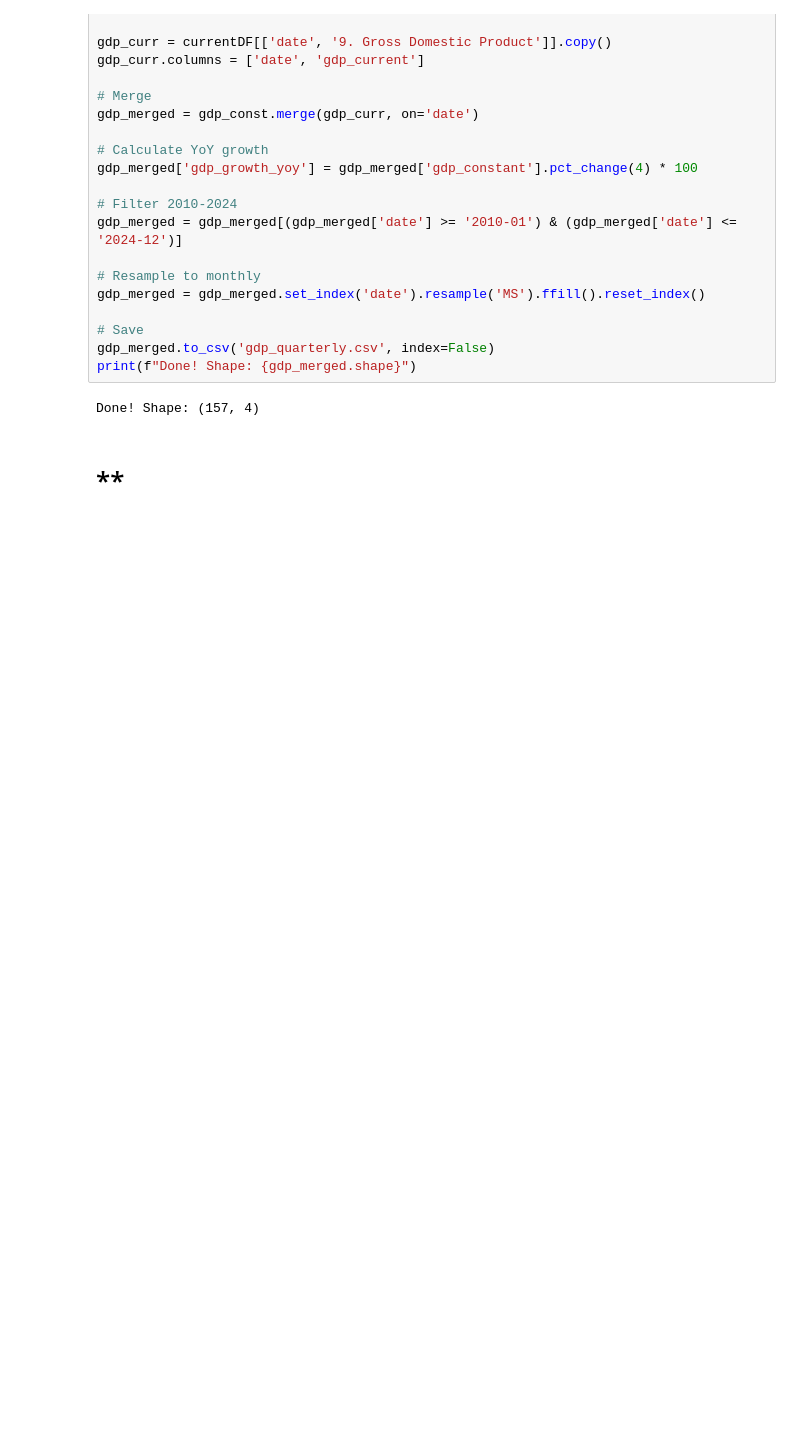
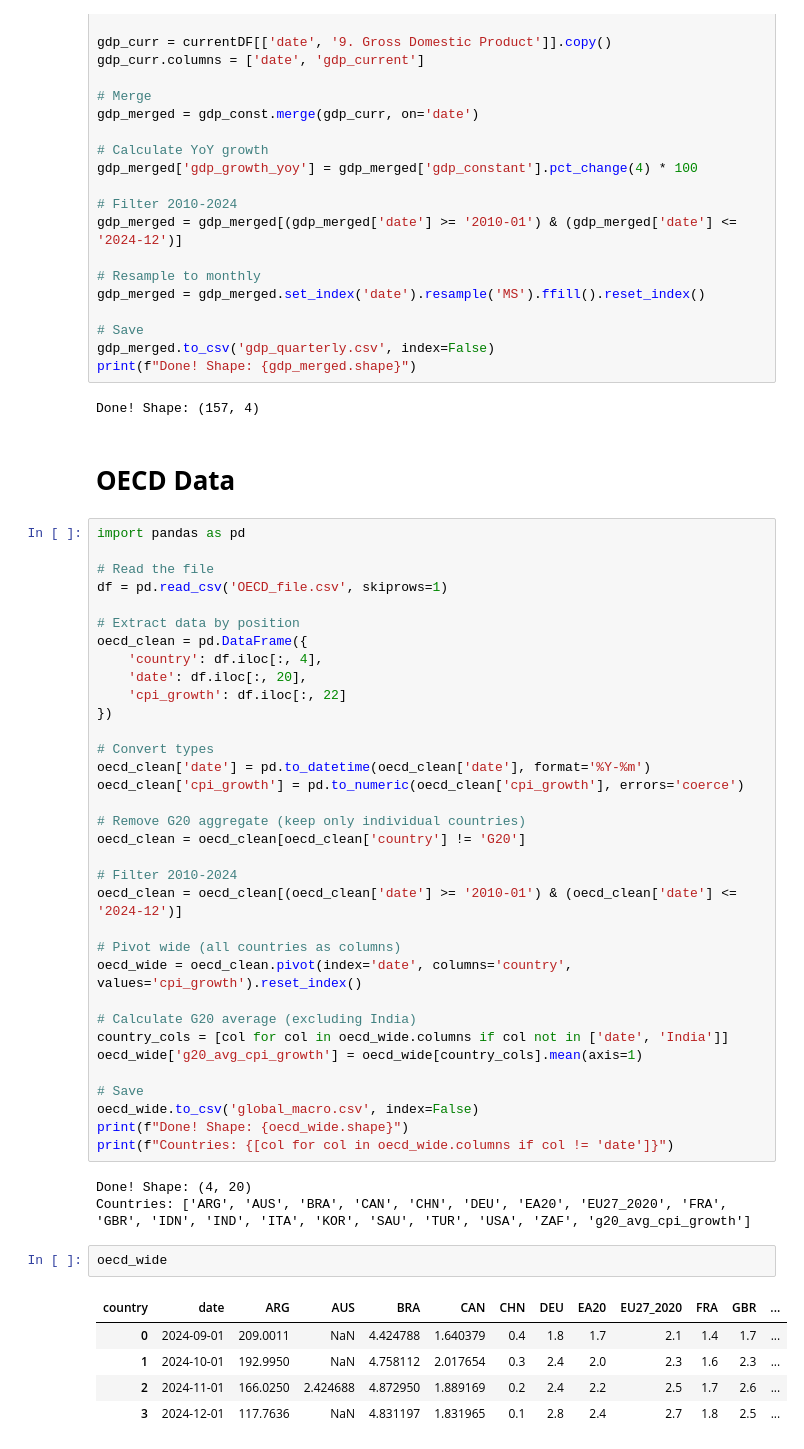
Before and after one commit to aaronmat1905/global-trade-shocks-analysis, a Jupyter notebook: data/data_cleaning.ipynb, the cells around one changed output. Drawn from its saved outputs; the diff is of its cells as text; blank space fills up the shorter version.

Commit message:
Data-Cleaning Part III

```diff
--- a/data/data_cleaning.ipynb
+++ b/data/data_cleaning.ipynb
@@ -566,4 +566,49 @@ print(f"Done! Shape: {gdp_merged.shape}")
 # %% [output]
 Done! Shape: (157, 4)
 # %% [markdown]
-# **
+# **OECD Data**
+# %%
+import pandas as pd
+
+# Read the file
+df = pd.read_csv('OECD_file.csv', skiprows=1)
+
+# Extract data by position
+oecd_clean = pd.DataFrame({
+    'country': df.iloc[:, 4],
+    'date': df.iloc[:, 20],
+    'cpi_growth': df.iloc[:, 22]
+})
+
+# Convert types
+oecd_clean['date'] = pd.to_datetime(oecd_clean['date'], format='%Y-%m')
+oecd_clean['cpi_growth'] = pd.to_numeric(oecd_clean['cpi_growth'], errors='coerce')
+
+# Remove G20 aggregate (keep only individual countries)
+oecd_clean = oecd_clean[oecd_clean['country'] != 'G20']
+
+# Filter 2010-2024
+oecd_clean = oecd_clean[(oecd_clean['date'] >= '2010-01') & (oecd_clean['date'] <= '2024-12')]
+
+# Pivot wide (all countries as columns)
+oecd_wide = oecd_clean.pivot(index='date', columns='country', values='cpi_growth').reset_index()
+
+# Calculate G20 average (excluding India)
+country_cols = [col for col in oecd_wide.columns if col not in ['date', 'India']]
+oecd_wide['g20_avg_cpi_growth'] = oecd_wide[country_cols].mean(axis=1)
+
+# Save
+oecd_wide.to_csv('global_macro.csv', index=False)
+print(f"Done! Shape: {oecd_wide.shape}")
+print(f"Countries: {[col for col in oecd_wide.columns if col != 'date']}")
+# %% [output]
+Done! Shape: (4, 20)
+Countries: ['ARG', 'AUS', 'BRA', 'CAN', 'CHN', 'DEU', 'EA20', 'EU27_2020', 'FRA', 'GBR', 'IDN', 'IND', 'ITA', 'KOR', 'SAU', 'TUR', 'USA', 'ZAF', 'g20_avg_cpi_growth']
+# %%
+oecd_wide
+# %% [output]
+| country | date | ARG | AUS | BRA | CAN | CHN | DEU | EA20 | EU27_2020 | FRA | GBR | ... |
+| 0 | 2024-09-01 | 209.0011 | NaN | 4.424788 | 1.640379 | 0.4 | 1.8 | 1.7 | 2.1 | 1.4 | 1.7 | ... |
+| 1 | 2024-10-01 | 192.9950 | NaN | 4.758112 | 2.017654 | 0.3 | 2.4 | 2.0 | 2.3 | 1.6 | 2.3 | ... |
+| 2 | 2024-11-01 | 166.0250 | 2.424688 | 4.872950 | 1.889169 | 0.2 | 2.4 | 2.2 | 2.5 | 1.7 | 2.6 | ... |
+| 3 | 2024-12-01 | 117.7636 | NaN | 4.831197 | 1.831965 | 0.1 | 2.8 | 2.4 | 2.7 | 1.8 | 2.5 | ... |
```
Also changed, not shown: 2 other files.
